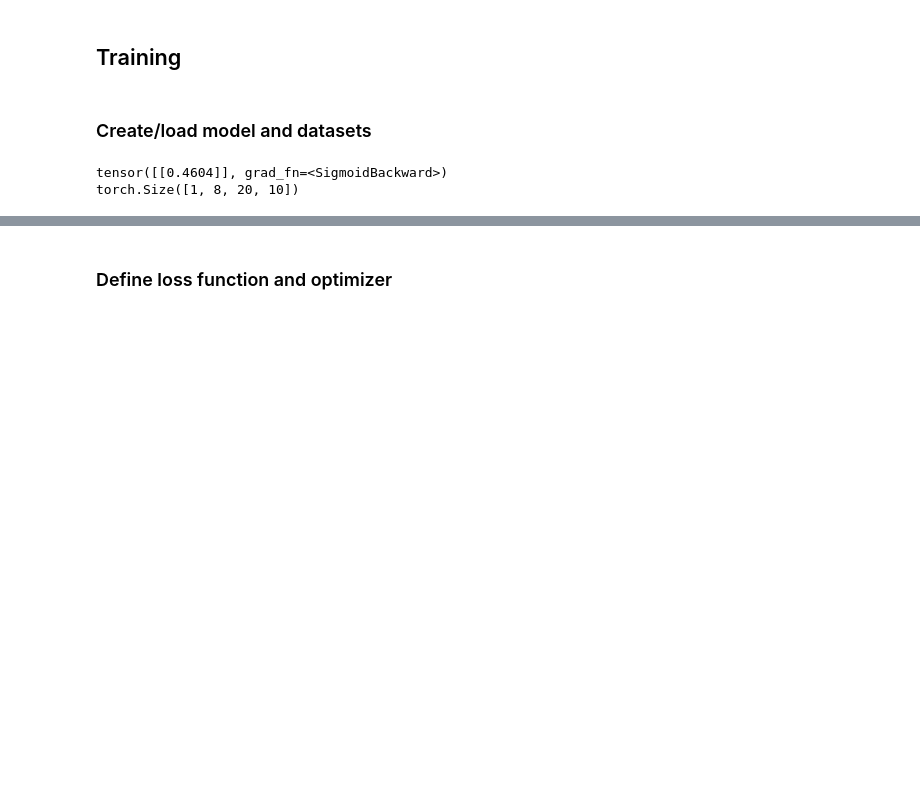
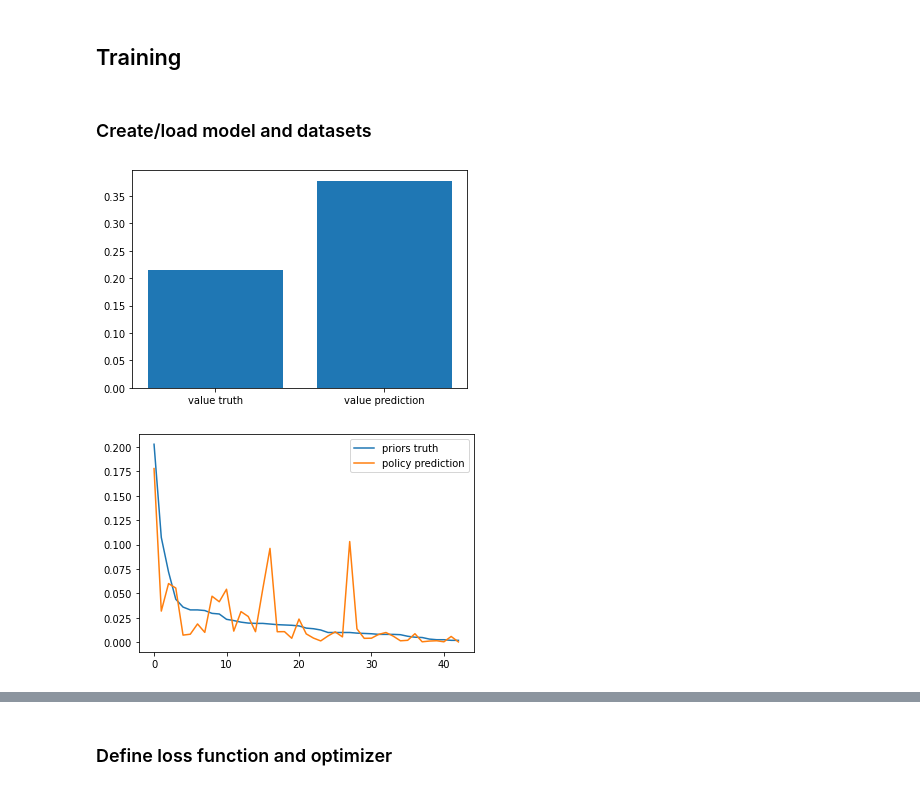
Before and after one commit to es2mac/DrillTraining, a Jupyter notebook: DrillAI_Training.ipynb, the cells around one changed output, grey strips where cells are left out. Cells and saved outputs as stored; diff of their text form; code cells hidden in the pictures; blank space fills up the shorter version.

```diff
--- a/DrillAI_Training.ipynb
+++ b/DrillAI_Training.ipynb
@@ -223,7 +214,7 @@ class DataEntry:
             tetrominos = [flippedTetromino[t] for t in tetrominos]
 
         # Assemble
-        field.resize(1 + 6 * 7, 20, 10)
+        field.resize(1 + 6 * 7, 20, 10, refcheck=False)
         for (index, value) in enumerate(tetrominos):
             field[1 + index * 7 + value] = 1
         return field
@@ -334,14 +329,33 @@ model = DrillModel(blockCount=4).to(device)
-# %%
-# Test running a single sample through the model
-entry = DataEntry(allSteps[8734], addLines=0, removeLines=1, flip=True)
-sample = torch.from_numpy(entry.parsedSample()).unsqueeze(0)
-label = entry.parsedLabel()
-prediction = model(sample)
-print(prediction[0])
-print(prediction[1].shape)
-# %% [output]
-tensor([[0.4604]], grad_fn=<SigmoidBackward>)
-torch.Size([1, 8, 20, 10])
+# %%
+# Test running a single sample through the model
+def softmax(x):
+    ex = np.exp(x - np.max(x))
+    return ex / ex.sum()
+
+def inspectRandomPrediction():
+    randomStep = random.choice(allSteps)
+    entry = DataEntry(randomStep, addLines=0, removeLines=0, flip=False)
+    sample = torch.from_numpy(entry.parsedSample()).unsqueeze(0).to(device)
+    label = entry.parsedLabel()
+
+    value, policies = model(sample)
+    value = value.item()
+    policies = policies.detach().numpy().flatten()[randomStep.actions]
+    policies /= 2 # arbitrary: this visually gives better fit
+    policies = softmax(policies)
+
+    plt.bar(["value truth", "value prediction"], [randomStep.value, value])
+    plt.show()
+
+    plt.plot(randomStep.priors,label="priors truth")
+    plt.plot(policies,label="policy prediction")
+    plt.legend()
+    plt.show()
+# %%
+inspectRandomPrediction()
+# %% [output]
+[figure, added]
+[figure, added]
 # %%
 # Create dataset and split into train & test data loaders
 
```
Also changed, not shown: parts of 22 cells of this notebook.
